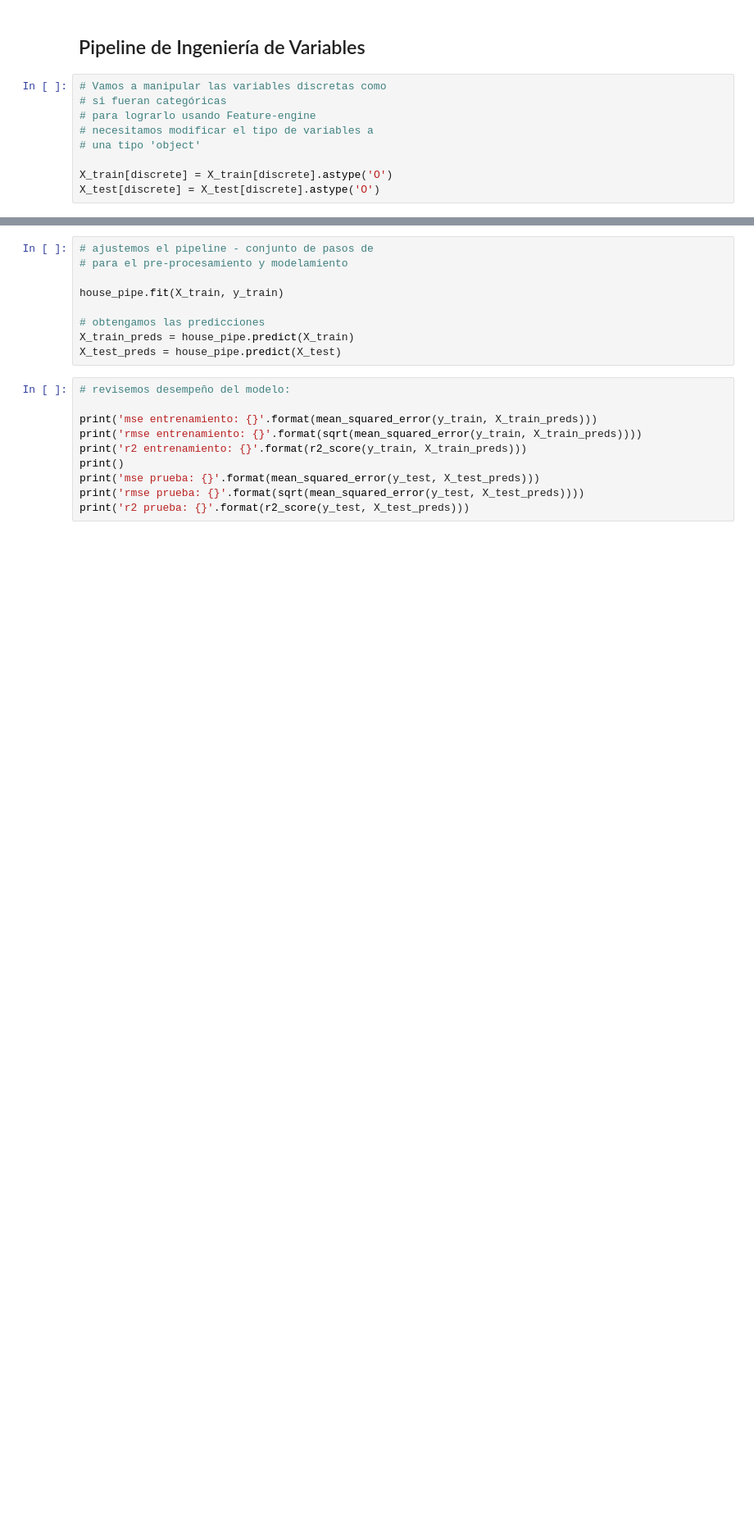
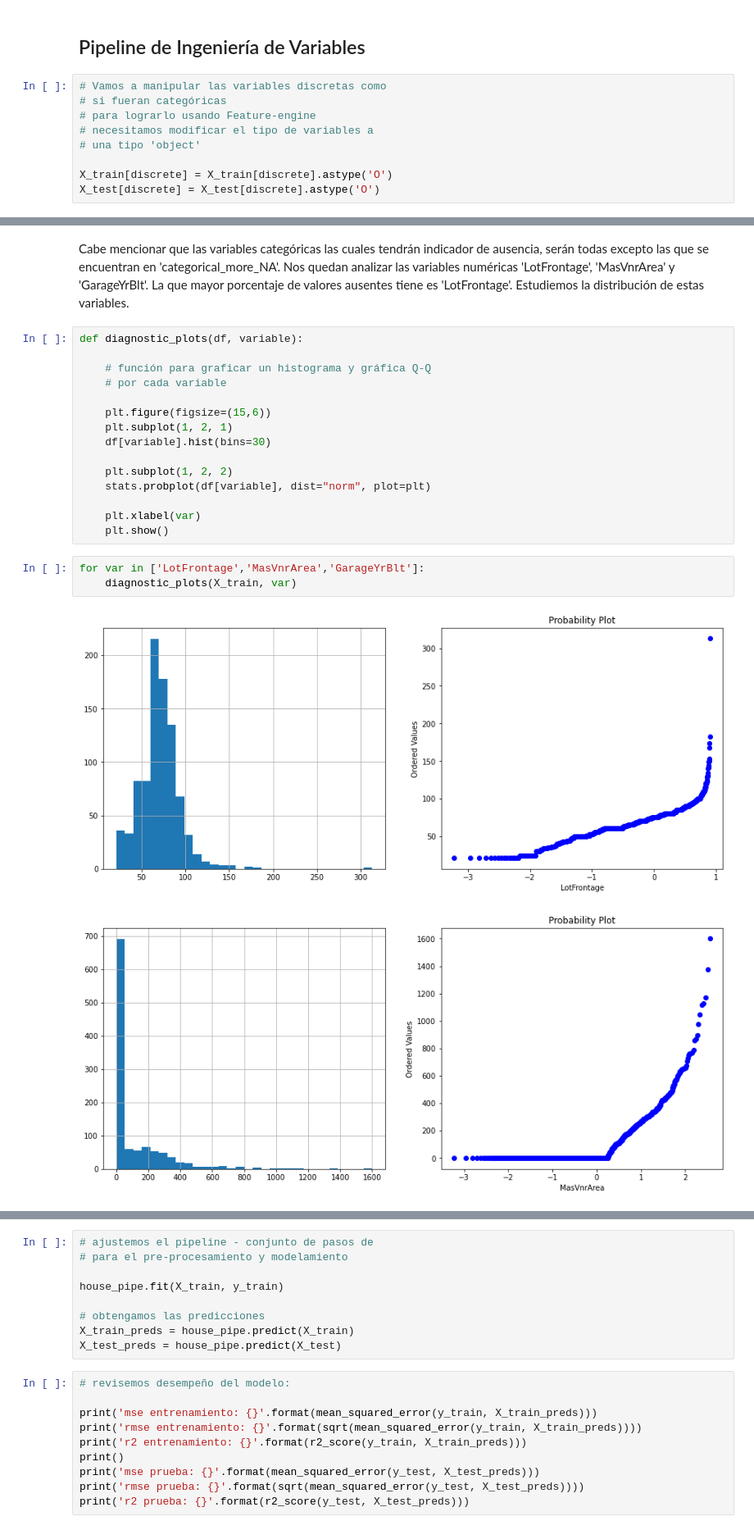
Before and after one commit to MartinSantaGitHub/ingenieria-de-variables, a Jupyter notebook: Section-13-Poniendo-todo-junto/13-Desafio_Martin_Santamaria.ipynb, the cells around one changed output, grey strips where cells are left out. Shown at 82% size. Drawn from its saved outputs; the diff is of its cells as text; blank space fills up the shorter version.

```diff
--- a/Section-13-Poniendo-todo-junto/13-Desafio_Martin_Santamaria.ipynb
+++ b/Section-13-Poniendo-todo-junto/13-Desafio_Martin_Santamaria.ipynb
@@ -162,0 +230,23 @@ house_pipe = Pipeline([
+# %% [markdown]
+Cabe mencionar que las variables categóricas las cuales tendrán indicador de ausencia, serán todas excepto las que se encuentran en 'categorical_more_NA'. Nos quedan analizar las variables numéricas 'LotFrontage', 'MasVnrArea' y 'GarageYrBlt'. La que mayor porcentaje de valores ausentes tiene es 'LotFrontage'. Estudiemos la distribución de estas variables.
+# %%
+def diagnostic_plots(df, variable):
+
+    # función para graficar un histograma y gráfica Q-Q
+    # por cada variable
+
+    plt.figure(figsize=(15,6))
+    plt.subplot(1, 2, 1)
+    df[variable].hist(bins=30)
+
+    plt.subplot(1, 2, 2)
+    stats.probplot(df[variable], dist="norm", plot=plt)
+
+    plt.xlabel(var)
+    plt.show()
+# %%
+for var in ['LotFrontage','MasVnrArea','GarageYrBlt']:
+    diagnostic_plots(X_train, var)
+# %% [output]
+[figure, added]
+[figure, added]
```
Also changed, not shown: parts of 34 cells of this notebook, 3 other files.
